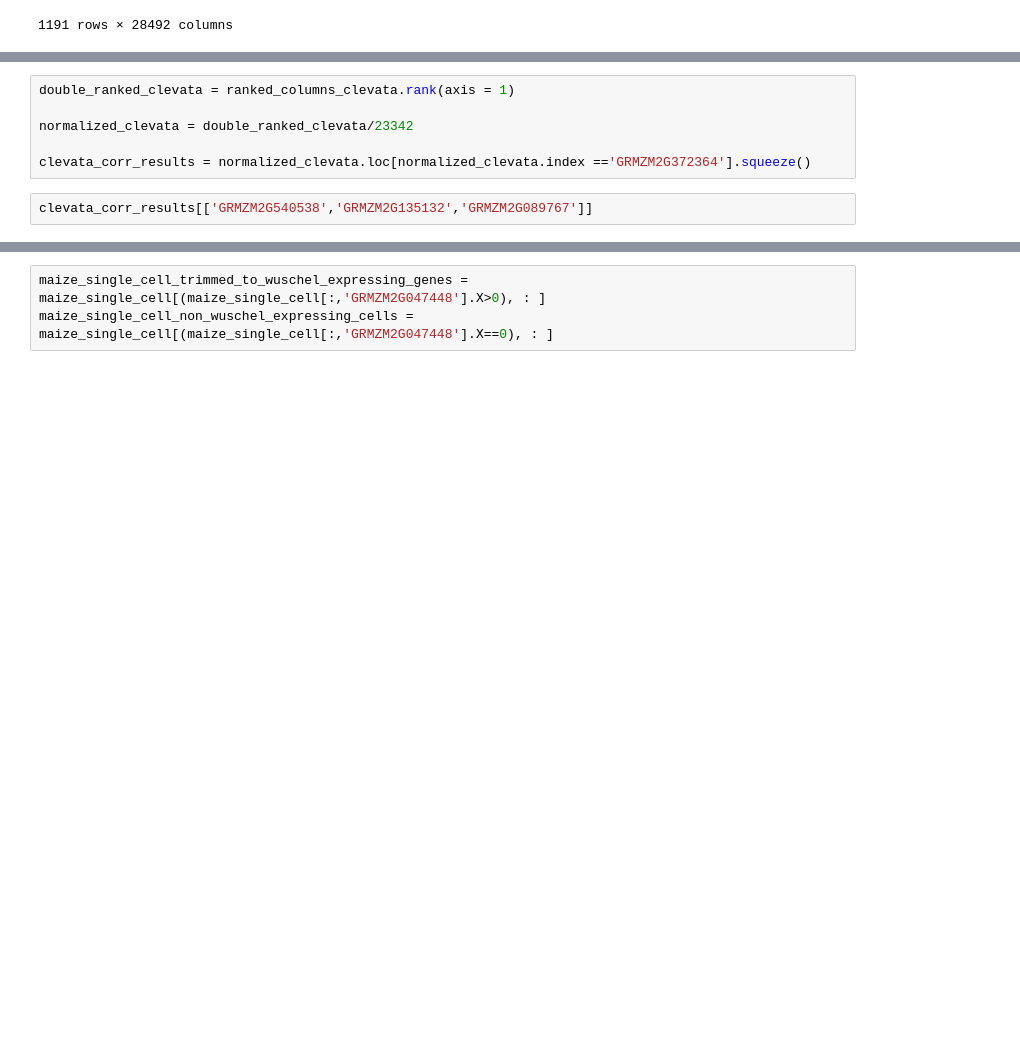
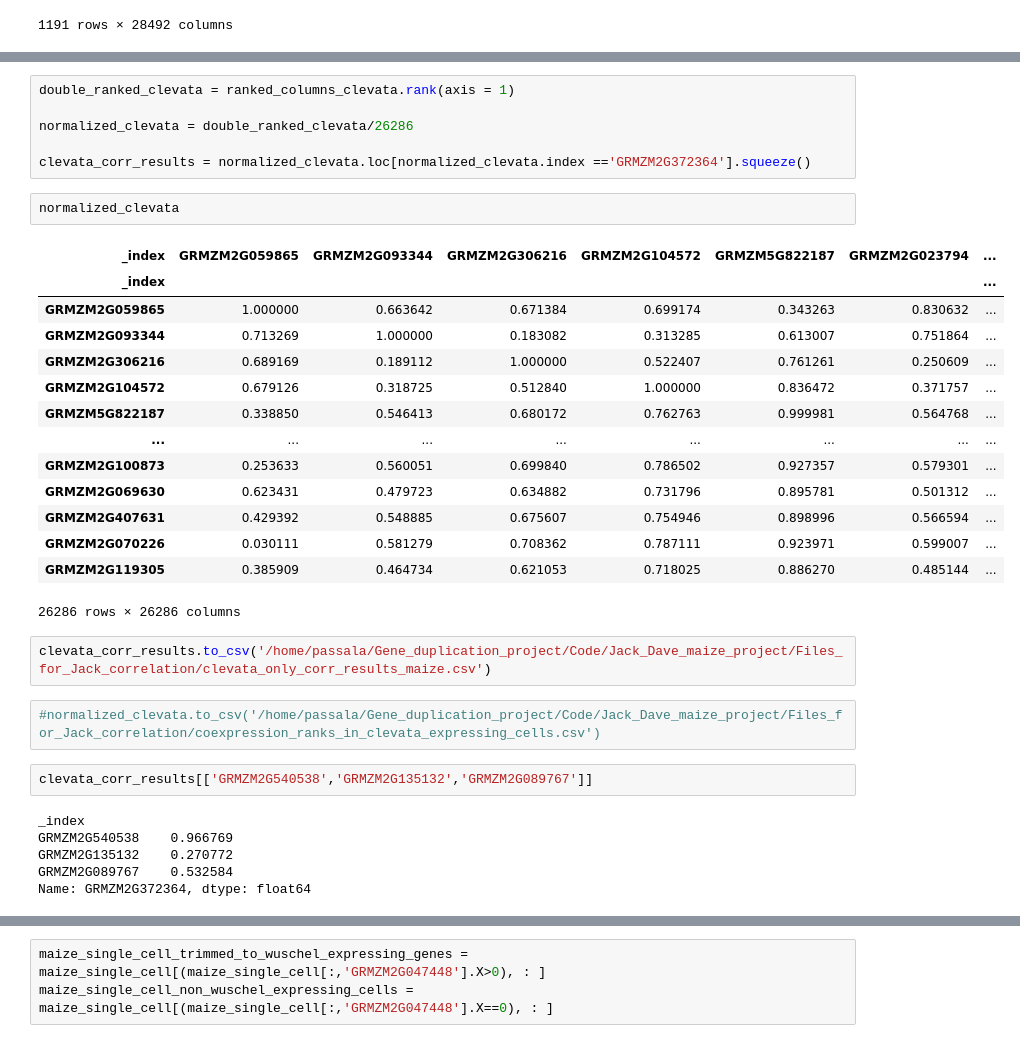
Before and after one commit to mikepassal/Jack_and_Dave_Maize_Meristem, a Jupyter notebook: correlation_of_wuschel_cells.ipynb, the cells around one changed output, grey strips where cells are left out. Cells and saved outputs as stored; diff of their text form; blank space fills up the shorter version.

```diff
--- a/correlation_of_wuschel_cells.ipynb
+++ b/correlation_of_wuschel_cells.ipynb
@@ -59,10 +74,37 @@ ranked_columns_clevata
 # %%
 double_ranked_clevata = ranked_columns_clevata.rank(axis = 1)
 
-normalized_clevata = double_ranked_clevata/23342
+normalized_clevata = double_ranked_clevata/26286
 
 clevata_corr_results = normalized_clevata.loc[normalized_clevata.index =='GRMZM2G372364'].squeeze()
+# %%
+normalized_clevata
+# %% [output]
+| _index | GRMZM2G059865 | GRMZM2G093344 | GRMZM2G306216 | GRMZM2G104572 | GRMZM5G822187 | GRMZM2G023794 | ... |
+| _index |  |  |  |  |  |  | ... |
+| GRMZM2G059865 | 1.000000 | 0.663642 | 0.671384 | 0.699174 | 0.343263 | 0.830632 | ... |
+| GRMZM2G093344 | 0.713269 | 1.000000 | 0.183082 | 0.313285 | 0.613007 | 0.751864 | ... |
+| GRMZM2G306216 | 0.689169 | 0.189112 | 1.000000 | 0.522407 | 0.761261 | 0.250609 | ... |
+| GRMZM2G104572 | 0.679126 | 0.318725 | 0.512840 | 1.000000 | 0.836472 | 0.371757 | ... |
+| GRMZM5G822187 | 0.338850 | 0.546413 | 0.680172 | 0.762763 | 0.999981 | 0.564768 | ... |
+| ... | ... | ... | ... | ... | ... | ... | ... |
+| GRMZM2G100873 | 0.253633 | 0.560051 | 0.699840 | 0.786502 | 0.927357 | 0.579301 | ... |
+| GRMZM2G069630 | 0.623431 | 0.479723 | 0.634882 | 0.731796 | 0.895781 | 0.501312 | ... |
+| GRMZM2G407631 | 0.429392 | 0.548885 | 0.675607 | 0.754946 | 0.898996 | 0.566594 | ... |
+| GRMZM2G070226 | 0.030111 | 0.581279 | 0.708362 | 0.787111 | 0.923971 | 0.599007 | ... |
+| GRMZM2G119305 | 0.385909 | 0.464734 | 0.621053 | 0.718025 | 0.886270 | 0.485144 | ... |
+26286 rows × 26286 columns
+# %%
+clevata_corr_results.to_csv('/home/passala/Gene_duplication_project/Code/Jack_Dave_maize_project/Files_for_Jack_correlation/clevata_only_corr_results_maize.csv')
+# %%
+#normalized_clevata.to_csv('/home/passala/Gene_duplication_project/Code/Jack_Dave_maize_project/Files_for_Jack_correlation/coexpression_ranks_in_clevata_expressing_cells.csv')
 # %%
 clevata_corr_results[['GRMZM2G540538','GRMZM2G135132','GRMZM2G089767']]
+# %% [output]
+_index
+GRMZM2G540538    0.966769
+GRMZM2G135132    0.270772
+GRMZM2G089767    0.532584
+Name: GRMZM2G372364, dtype: float64
 # %%
 clevata_corr_results[list_of_PFKB_genes_in_maize]
```
Also changed, not shown: parts of 19 cells of this notebook.
